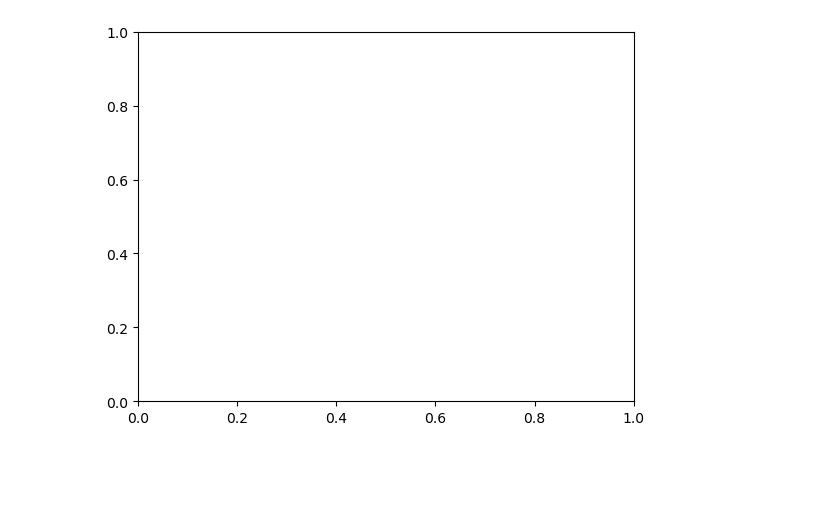
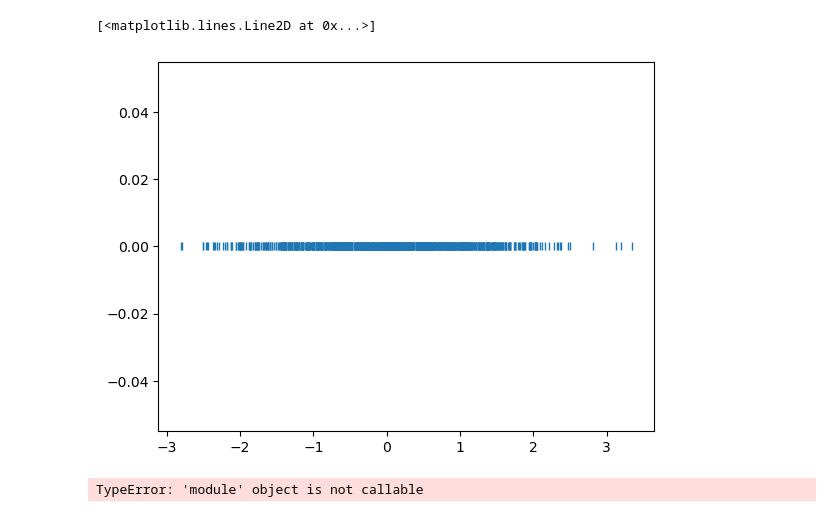
Before and after one commit to chaitnaya0119/Data-cleaning-and-visualization, a Jupyter notebook: data visualisation practice.ipynb, the cells around one changed output. Saved outputs shown, nothing was run; the diff lists cells and outputs as text; code cells hidden in the pictures; blank space fills up the shorter version.

```diff
--- a/data visualisation practice.ipynb
+++ b/data visualisation practice.ipynb
@@ -18,0 +144,5 @@ y4 = np.cos(x4)
+# %%
+data = np.random.randn(1000)
+
+fig,ax = plt.subplots()
+ax.hist(data,bins=30,density=False)
@@ -19,6 +204,13 @@ y4 = np.cos(x4)
 # %%
-fig , ax = plt.subplots()
+fig,ax = plt.subplots()
 
-ax.plot(x1,y1,)
+ax.plot(data,np.zeros_like(data),'|')
 # %% [output]
+[<matplotlib.lines.Line2D at 0x...>]
-[figure, old version]
+[figure, new version]
+# %%
+fig = go.Figure()
+fig.add_trace(go.scatter(x=data,y=np.zeros_like(data)))
+fig.show()
+# %% [output]
+TypeError: 'module' object is not callable
```
Also changed, not shown: parts of 21 cells of this notebook.
